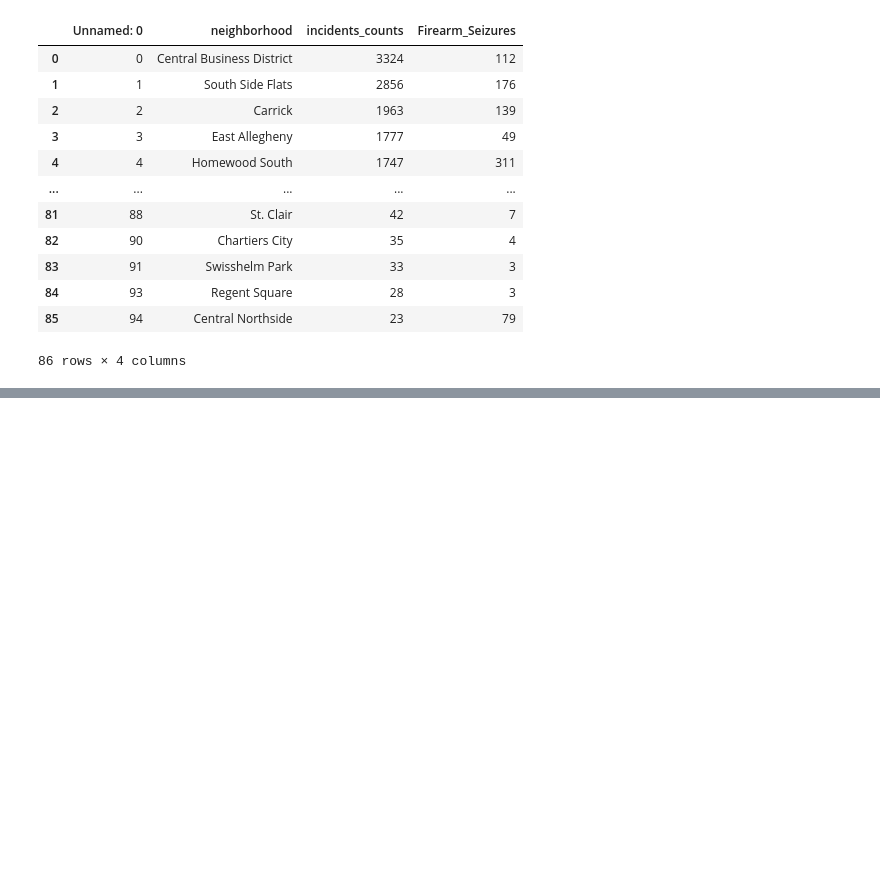
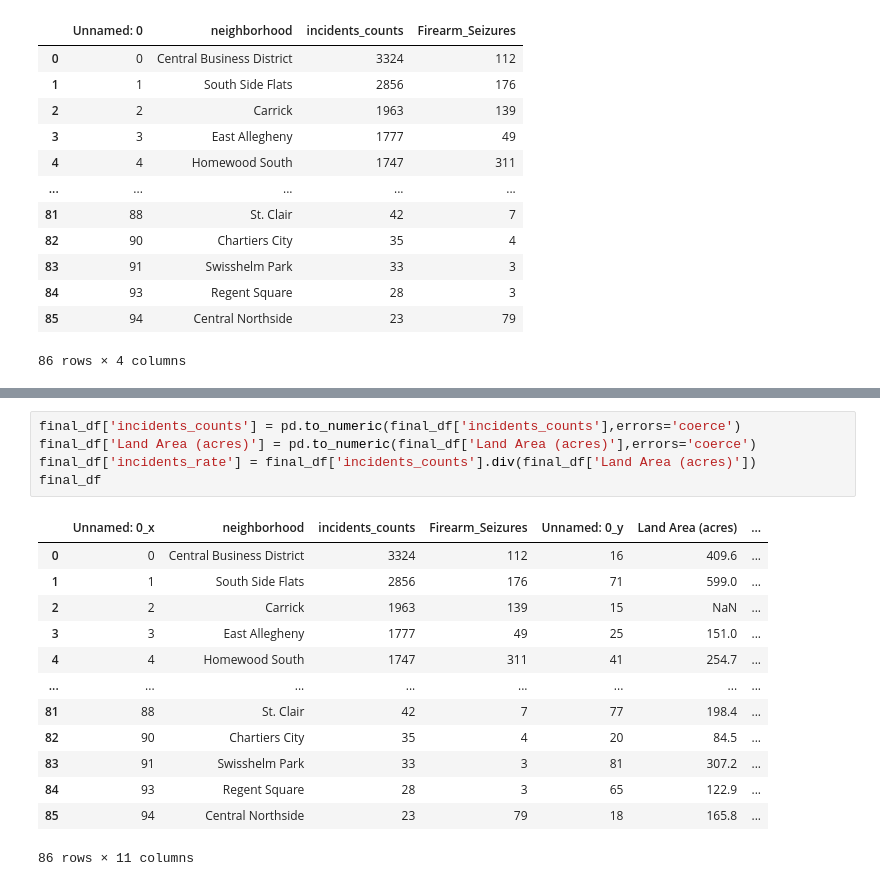
Before and after one commit to TingluR/CMPINF001-Final-Project, a Jupyter notebook: final_metric.ipynb, the cells around one changed output, grey strips where cells are left out. Drawn from its saved outputs; the diff is of its cells as text; blank space fills up the shorter version.

Commit message:
updated arrest rate

```diff
--- a/final_metric.ipynb
+++ b/final_metric.ipynb
@@ -94,0 +95,19 @@ final_df
+# %%
+final_df['incidents_counts'] = pd.to_numeric(final_df['incidents_counts'],errors='coerce')
+final_df['Land Area (acres)'] = pd.to_numeric(final_df['Land Area (acres)'],errors='coerce')
+final_df['incidents_rate'] = final_df['incidents_counts'].div(final_df['Land Area (acres)'])
+final_df
+# %% [output]
+|  | Unnamed: 0_x | neighborhood | incidents_counts | Firearm_Seizures | Unnamed: 0_y | Land Area (acres) | ... |
+| 0 | 0 | Central Business District | 3324 | 112 | 16 | 409.6 | ... |
+| 1 | 1 | South Side Flats | 2856 | 176 | 71 | 599.0 | ... |
+| 2 | 2 | Carrick | 1963 | 139 | 15 | NaN | ... |
+| 3 | 3 | East Allegheny | 1777 | 49 | 25 | 151.0 | ... |
+| 4 | 4 | Homewood South | 1747 | 311 | 41 | 254.7 | ... |
+| ... | ... | ... | ... | ... | ... | ... | ... |
+| 81 | 88 | St. Clair | 42 | 7 | 77 | 198.4 | ... |
+| 82 | 90 | Chartiers City | 35 | 4 | 20 | 84.5 | ... |
+| 83 | 91 | Swisshelm Park | 33 | 3 | 81 | 307.2 | ... |
+| 84 | 93 | Regent Square | 28 | 3 | 65 | 122.9 | ... |
+| 85 | 94 | Central Northside | 23 | 79 | 18 | 165.8 | ... |
+86 rows × 11 columns
```
Also changed, not shown: parts of 4 cells of this notebook.
